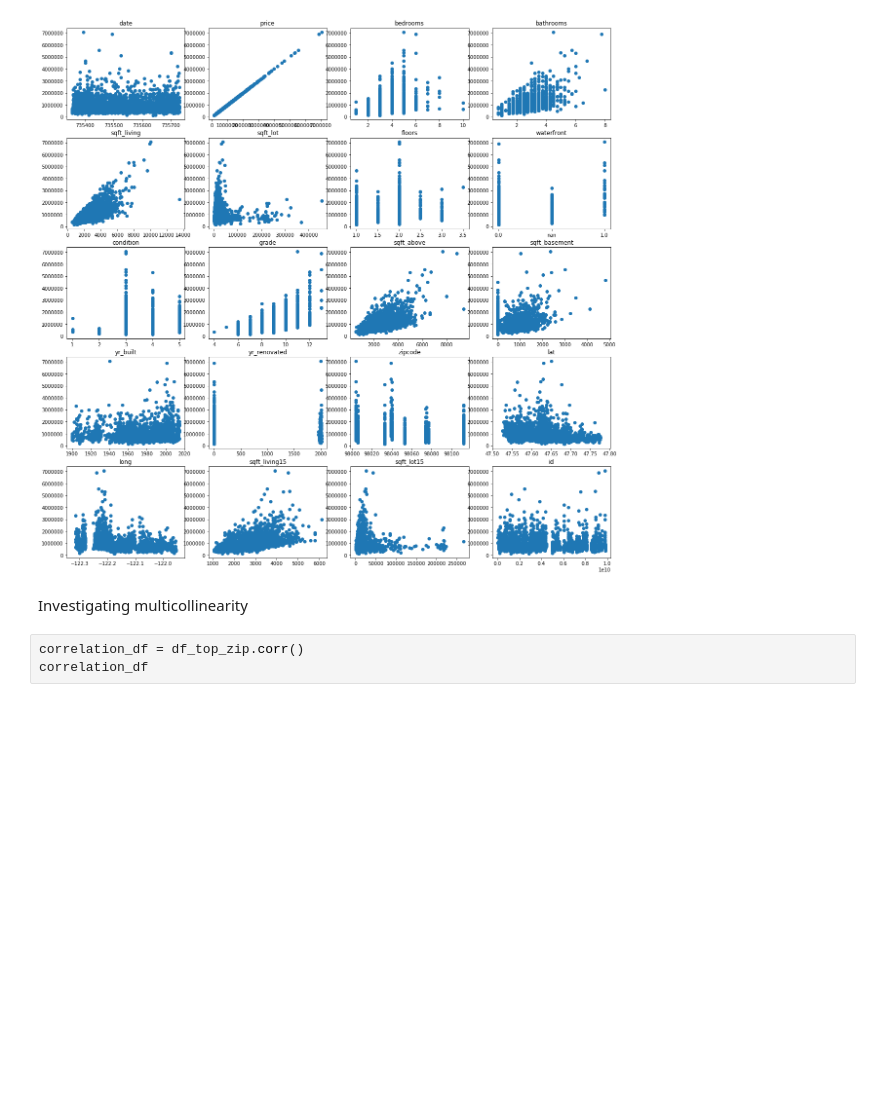
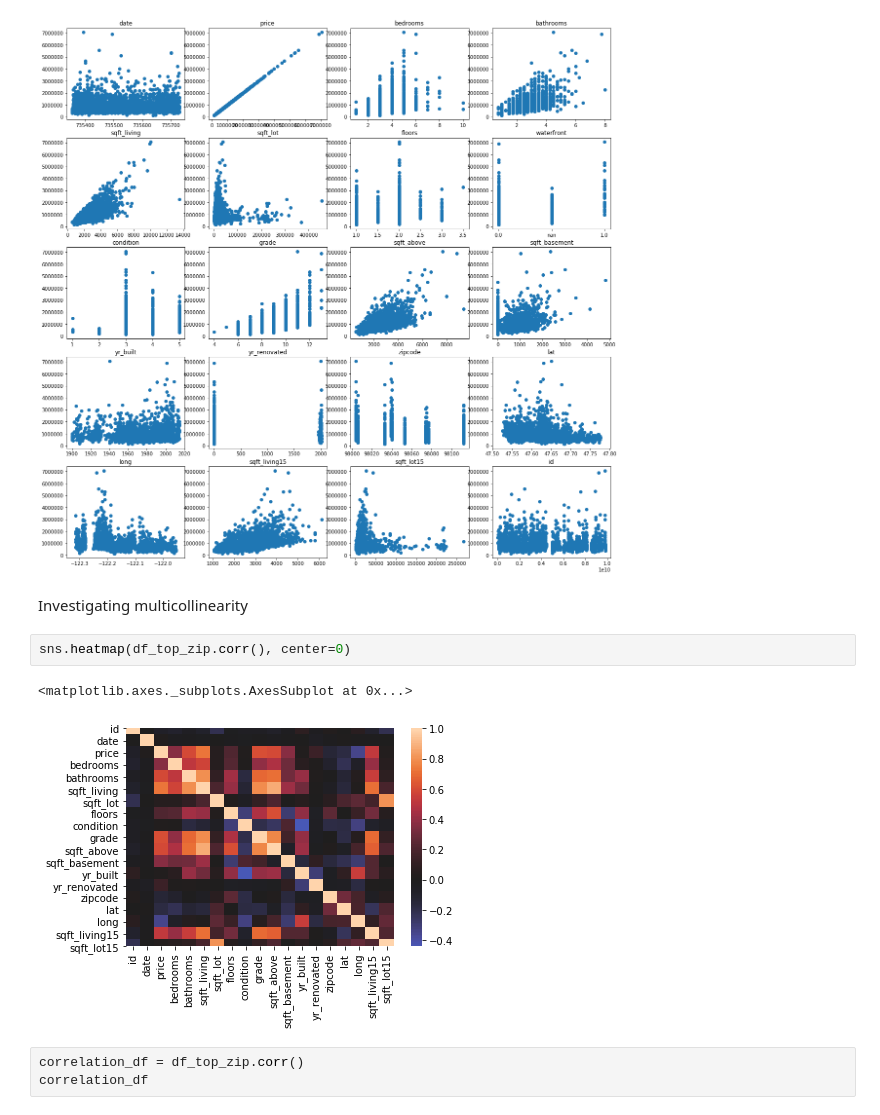
Before and after one commit to melodygr/Housing-Regression-Project, a Jupyter notebook: data-collection-EDA.ipynb, the cells around one changed output. Saved outputs shown, nothing was run; the diff lists cells and outputs as text; blank space fills up the shorter version.

```diff
--- a/data-collection-EDA.ipynb
+++ b/data-collection-EDA.ipynb
@@ -245,6 +245,11 @@ plt.show()
 [figure]
 # %% [markdown]
 Investigating multicollinearity
+# %%
+sns.heatmap(df_top_zip.corr(), center=0)
+# %% [output]
+<matplotlib.axes._subplots.AxesSubplot at 0x...>
+[figure, added]
 # %%
 correlation_df = df_top_zip.corr()
 correlation_df
```
Also changed, not shown: parts of 87 cells of this notebook, 2 other files.
